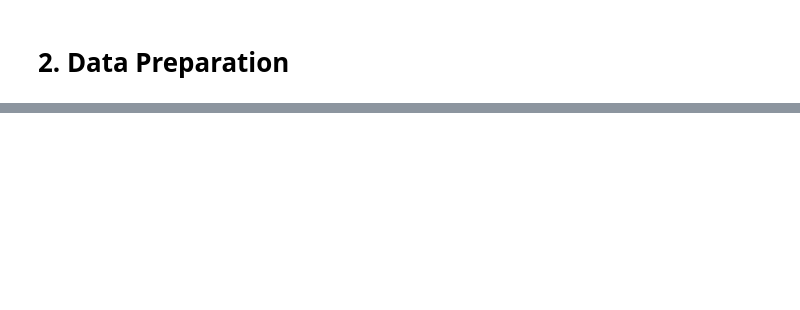
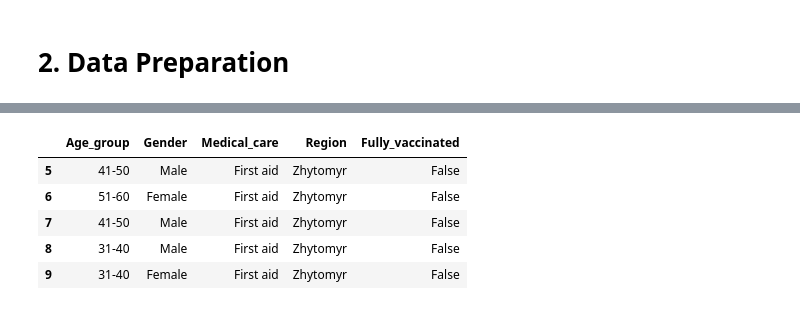
Before and after one commit to markilebyak/UCU_Visualization, a Jupyter notebook: Project/data_visualization.ipynb, the cells around one changed output, grey strips where cells are left out. Drawn from its saved outputs; the diff is of its cells as text; code cells hidden in the pictures; blank space fills up the shorter version.

```diff
--- a/Project/data_visualization.ipynb
+++ b/Project/data_visualization.ipynb
@@ -132,0 +146,5 @@ Name: Region, dtype: int64
+# %%
+# If value equals 1, this means person is not fully vaccinated
+df_raw = df_raw[df_raw['Vaccination_sequence_number'].isin([1, 2])]
+# %%
+df_raw['Fully_vaccinated'] = np.where(df_raw['Vaccination_sequence_number']!= 1, True, False)
@@ -132,0 +157,28 @@ Name: Region, dtype: int64
+# %%
+df_raw.drop('Vaccination_needed_doses', axis=1, inplace=True)
+df_raw.drop('Vaccination_sequence_number', axis=1, inplace=True)
+# %%
+def uniform_ages(name):
+    name = name.replace("0-4", "0-10")
+    name = name.replace("5-10", "0-10")
+    name = name.replace("11-15", "11-20")
+    name = name.replace("16-20", "11-20")
+    name = name.replace("21-25", "21-30")
+    name = name.replace("26-30", "21-30")
+    name = name.replace("31-35", "31-40")
+    name = name.replace("36-40", "31-40")
+    name = name.replace("41-45", "41-50")
+    name = name.replace("46-50", "41-50")
+    name = name.replace("51-55", "51-60")
+    name = name.replace("56-60", "51-60")
+    name = name.replace("61-65", "61-70")
+    name = name.replace("66-70", "61-70")
+    name = name.replace("71-75", "71-80")
+    name = name.replace("76-80", "71-80")
+    name = name.replace("81-85", "81-90")
+    name = name.replace("86-90", "81-90")
+    name = name.replace("91-95", "90+")
+    name = name.replace("96+", "90+")
+    return name
+
+df_raw['Age_group'] = df_raw['Age_group'].apply(uniform_ages)
@@ -132,0 +199,9 @@ Name: Region, dtype: int64
+# %%
+df_raw.head()
+# %% [output]
+|  | Age_group | Gender | Medical_care | Region | Fully_vaccinated |
+| 5 | 41-50 | Male | First aid | Zhytomyr | False |
+| 6 | 51-60 | Female | First aid | Zhytomyr | False |
+| 7 | 41-50 | Male | First aid | Zhytomyr | False |
+| 8 | 31-40 | Male | First aid | Zhytomyr | False |
+| 9 | 31-40 | Female | First aid | Zhytomyr | False |
```
Also changed, not shown: parts of 28 cells of this notebook, 5 other files.
